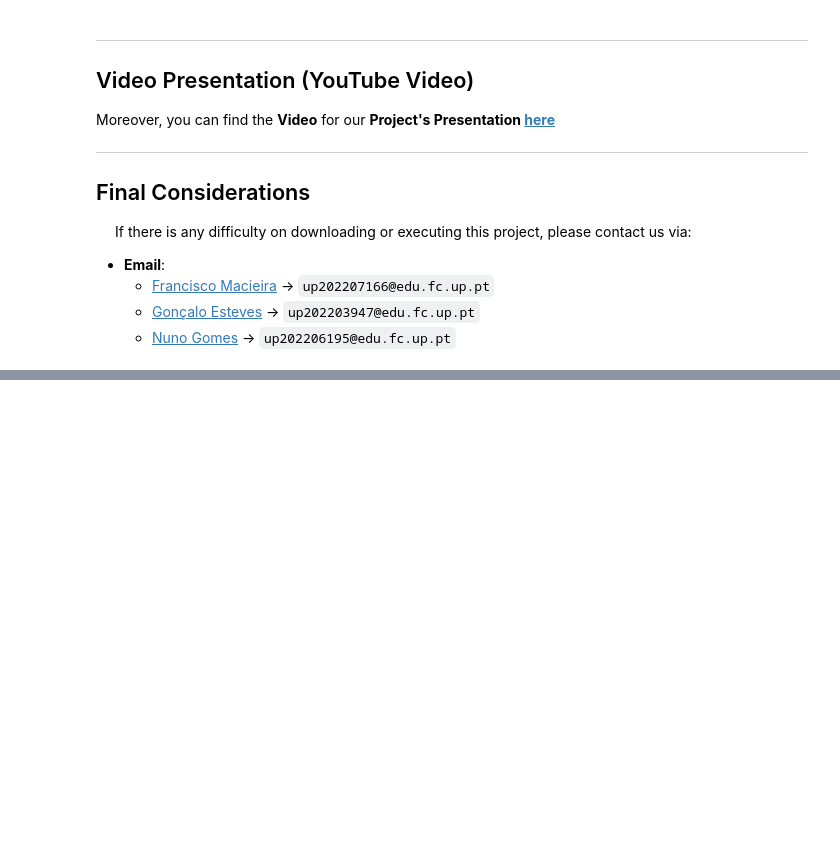
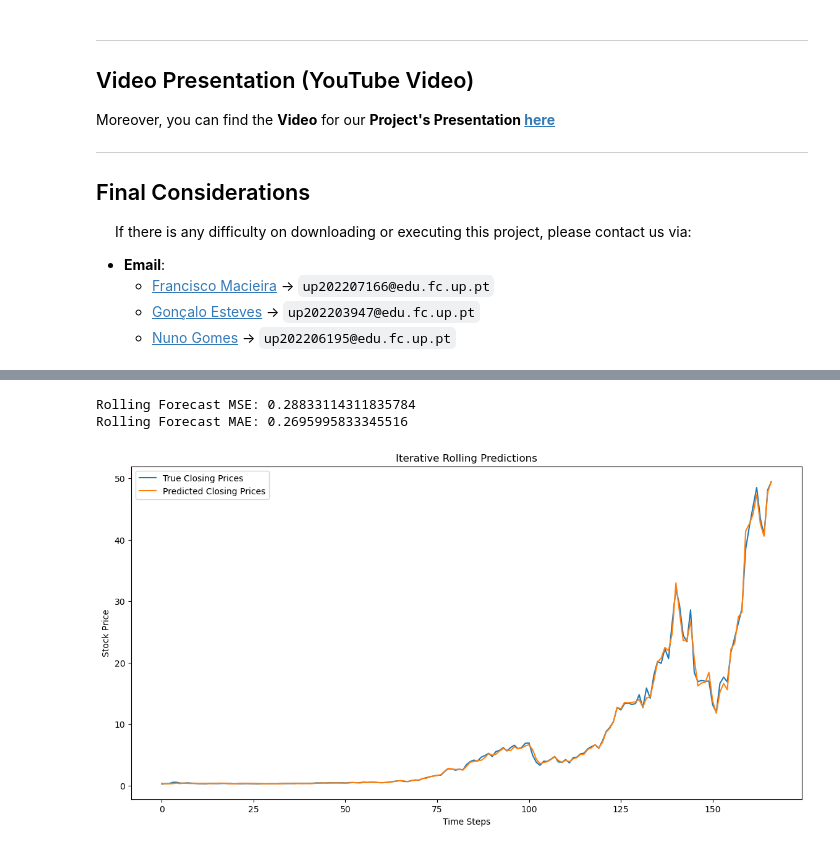
Before and after one commit to EstevesX10/SP500-Stock-Forecasting-and-Optimization, a Jupyter notebook: SP500 Stock Forecasting and Optimization/SP500 Stock Price Forecasting and Optimization.ipynb, the cells around one changed output, grey strips where cells are left out. Saved outputs shown, nothing was run; the diff lists cells and outputs as text; code cells hidden in the pictures; blank space fills up the shorter version.

```diff
--- a/SP500 Stock Forecasting and Optimization/SP500 Stock Price Forecasting and Optimization.ipynb
+++ b/SP500 Stock Forecasting and Optimization/SP500 Stock Price Forecasting and Optimization.ipynb
@@ -227,0 +439,15 @@ $\quad$ If there is any difficulty on downloading or executing this project, ple
+# %%
+initial_train_size = 200
+horizon = 1  # Predicting 1 day ahead
+window_size = 30  # Number of past days used for predictions
+step_size = 20  # Move forward by 1 day each iteration
+# %%
+def create_sequences(X, window_size):
+    sequences = []
+    for i in range(len(X) - window_size):
+        sequences.append(X[i:i + window_size])
+    return np.array(sequences)
+# %%
+n_iterations = (len(data_scaled) - initial_train_size - horizon) // step_size
+predictions = []
+true_values = []
@@ -227,0 +512,32 @@ $\quad$ If there is any difficulty on downloading or executing this project, ple
+# %%
+# Convert lists to arrays
+predictions = np.array(predictions).reshape(-1, 1)
+true_values = np.array(true_values).reshape(-1, 1)
+
+# Inverse transform the predictions and true values
+predictions_inv = scaler.inverse_transform(predictions)
+true_values_inv = scaler.inverse_transform(true_values)
+# %%
+from sklearn.metrics import mean_squared_error, mean_absolute_error
+
+mse = mean_squared_error(true_values_inv, predictions_inv)
+mae = mean_absolute_error(true_values_inv, predictions_inv)
+
+print(f"Rolling Forecast MSE: {mse}")
+print(f"Rolling Forecast MAE: {mae}")
+# %% [output]
+Rolling Forecast MSE: 0.28833114311835784
+Rolling Forecast MAE: 0.2695995833345516
+# %%
+import matplotlib.pyplot as plt
+
+plt.figure(figsize=(14, 7))
+plt.plot(range(len(predictions_inv)), true_values_inv, label='True Closing Prices')
+plt.plot(range(len(predictions_inv)), predictions_inv, label='Predicted Closing Prices')
+plt.title('Iterative Rolling Predictions')
+plt.xlabel('Time Steps')
+plt.ylabel('Stock Price')
+plt.legend()
+plt.show()
+# %% [output]
+[figure, added]
```
Also changed, not shown: parts of 15 cells of this notebook.
